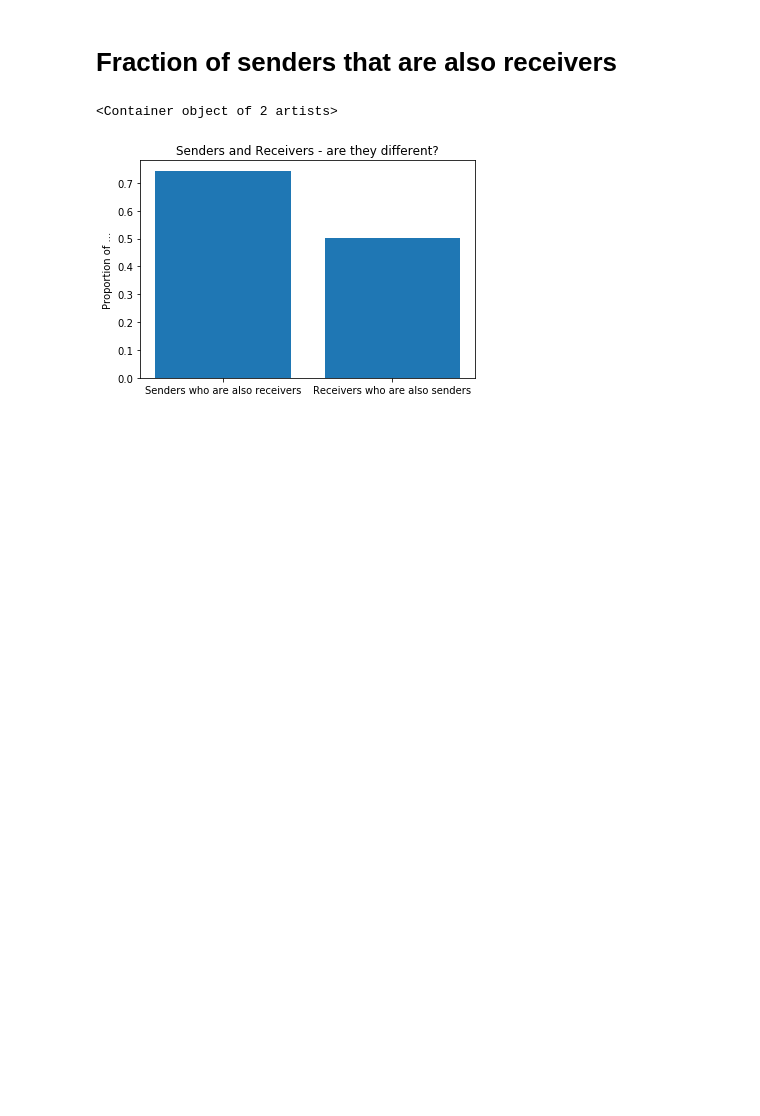
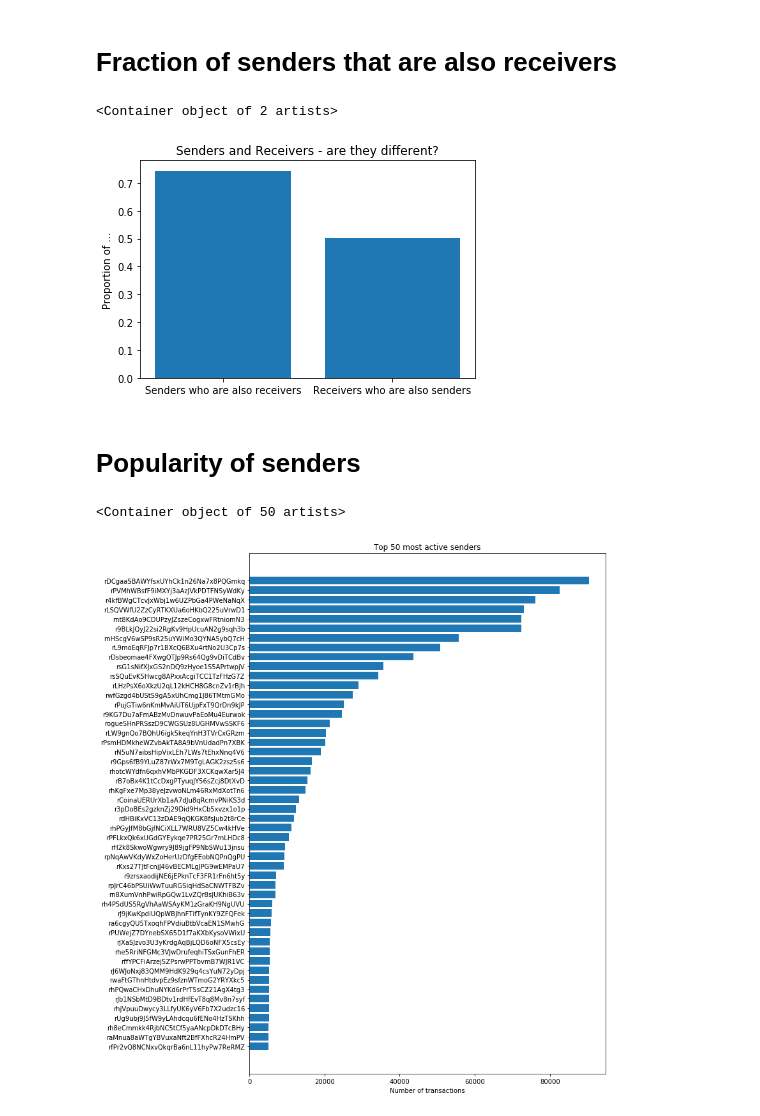
Before and after one commit to tur-ium/Ripple-and-privacy, a Jupyter notebook: Ripple dataset summary.ipynb, the cells around one changed output. Drawn from its saved outputs; the diff is of its cells as text; code cells hidden in the pictures; blank space fills up the shorter version.

```diff
--- a/Ripple dataset summary.ipynb
+++ b/Ripple dataset summary.ipynb
@@ -210,0 +208,11 @@ plt.barh(range(len(senders)),grouped_s_agg.values,tick_label=grouped_s_agg.keys(
+# %% [markdown]
+# Popularity of senders
+# %%
+
+plt.figure(figsize=(10,15))
+plt.title('Top 50 most active senders')
+plt.xlabel('Number of transactions')
+plt.barh(np.arange(0,50,1),grouped_s_agg.nlargest(50)[::-1].values,height=.8,tick_label=grouped_s_agg.nlargest(50).keys()[::-1])
+# %% [output]
+<Container object of 50 artists>
+[figure, added]
```
Also changed, not shown: parts of 17 cells of this notebook.
